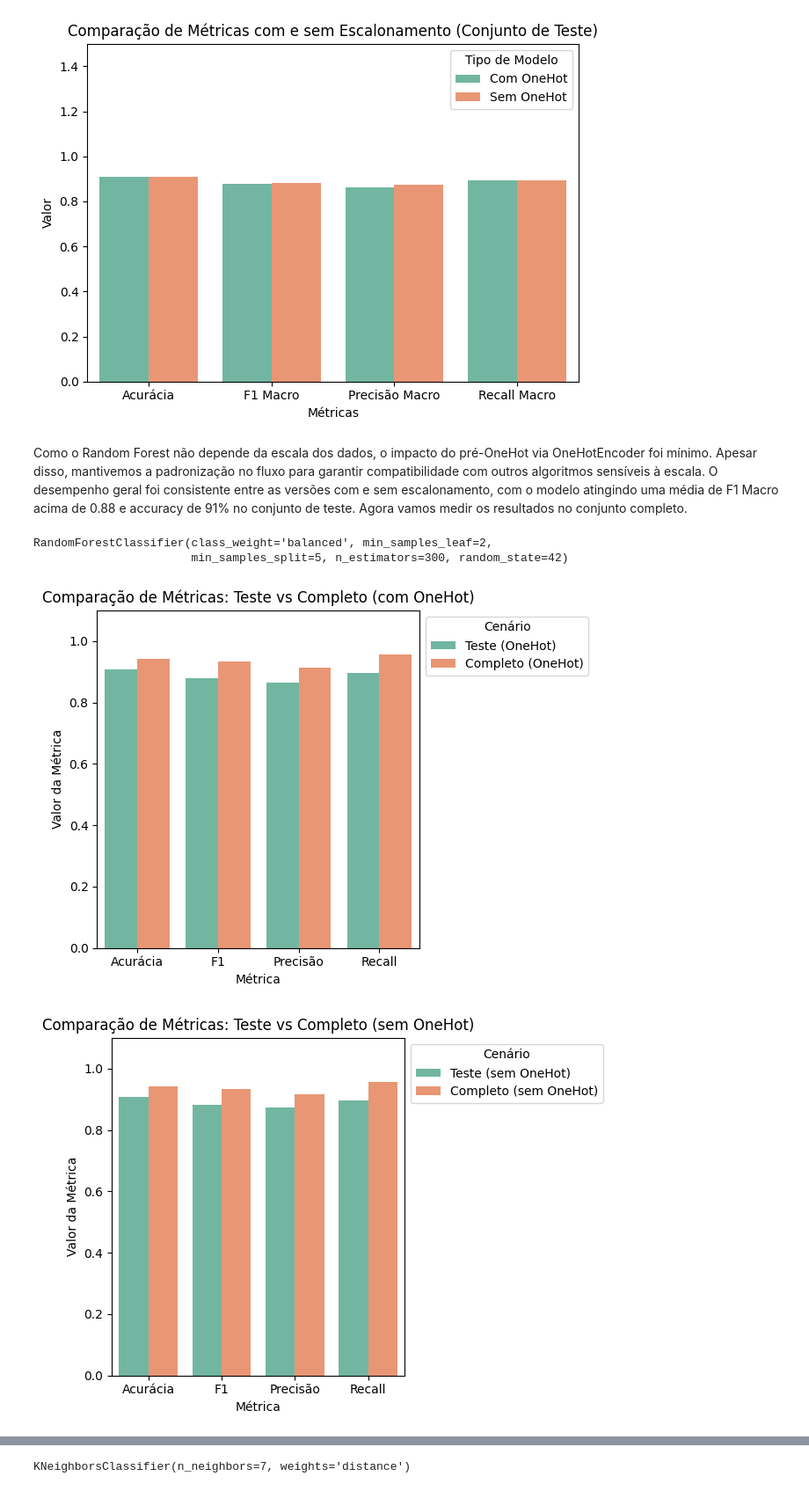
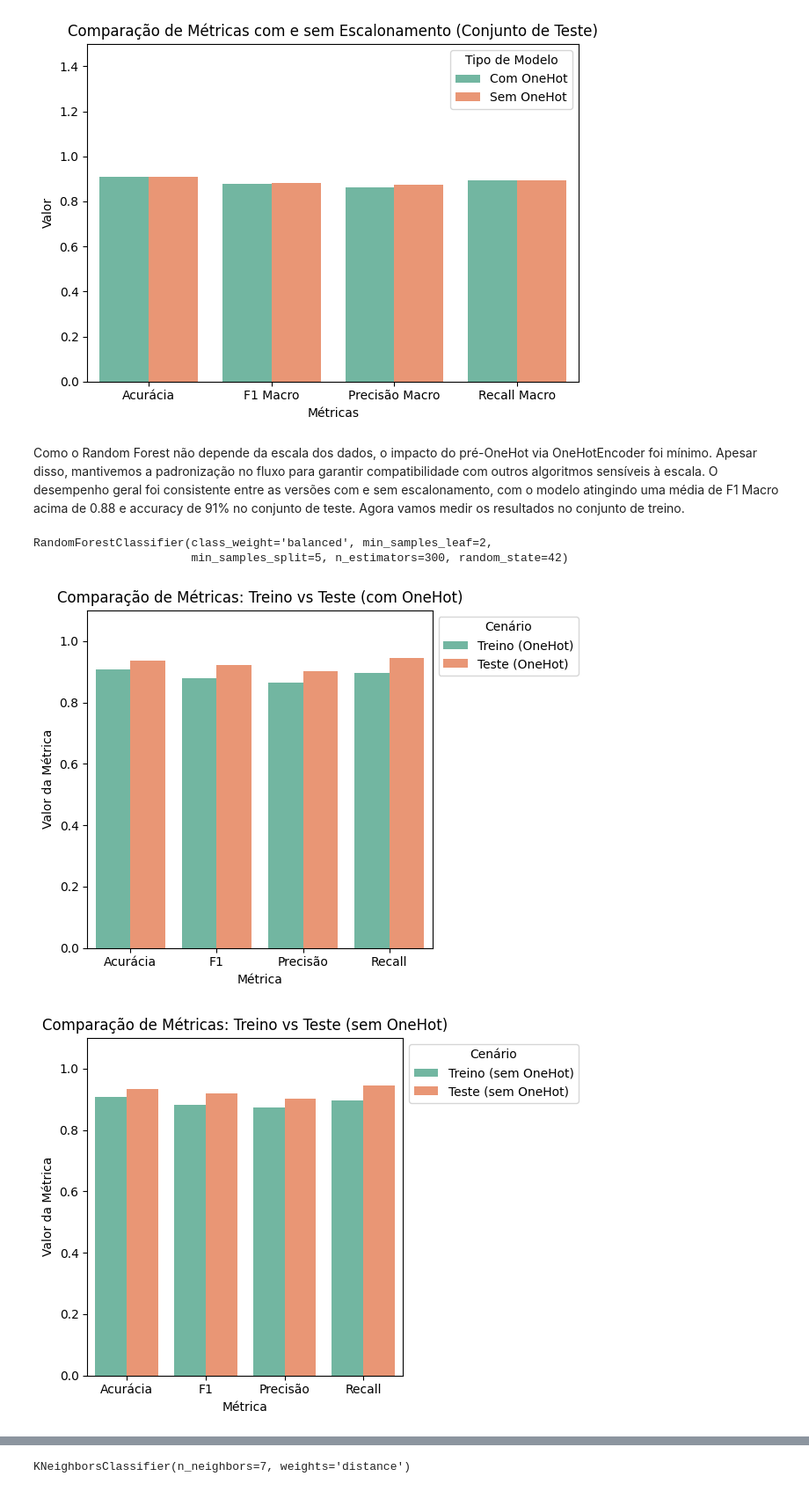
Before and after one commit to Jotape003/Trabalho-ML, a Jupyter notebook: phishingData.ipynb, the cells around one changed output, grey strips where cells are left out. Shown: that part at 88% size. Drawn from its saved outputs; the diff is of its cells as text; code cells hidden in the pictures.

Commit message:
refactor train and test models

```diff
--- a/phishingData.ipynb
+++ b/phishingData.ipynb
@@ -467,13 +434,13 @@ plt.show()
 [figure]
 # %% [markdown]
 Como o Random Forest não depende da escala dos dados, o impacto do pré-OneHot via OneHotEncoder foi mínimo. Apesar disso, mantivemos a padronização no fluxo para garantir compatibilidade com outros algoritmos sensíveis à escala. O desempenho geral foi consistente entre as versões com e sem escalonamento, com o modelo atingindo uma média de F1 Macro acima de 0.88 e accuracy de 91% no conjunto de teste.
-Agora vamos medir os resultados no conjunto completo.
+Agora vamos medir os resultados no conjunto de treino.
 # %%
 final_model_with_scaler = grid_search_with_scaler.best_estimator_
-final_model_with_scaler.fit(X, y)
+final_model_with_scaler.fit(X_train, y_train)
 
 final_model_no_scaler = grid_search_no_scaler.best_estimator_
-final_model_no_scaler.fit(X, y)
+final_model_no_scaler.fit(X_train, y_train)
 # %% [output]
 RandomForestClassifier(class_weight='balanced', min_samples_leaf=2,
                        min_samples_split=5, n_estimators=300, random_state=42)
@@ -508,50 +475,50 @@ for nome, func in metrics_dict.items():
 
 df_resultados = pd.DataFrame(resultados, columns=[
     'Métrica',
+    'Treino (OneHot)',
     'Teste (OneHot)',
-    'Completo (OneHot)',
-    'Teste (sem OneHot)',
-    'Completo (sem OneHot)'
+    'Treino (sem OneHot)',
+    'Teste (sem OneHot)'
 ])
 
 # Dados com escalonamento
 melted_with_scaler = df_resultados.melt(
     id_vars='Métrica',
-    value_vars=['Teste (OneHot)', 'Completo (OneHot)'],
+    value_vars=['Treino (OneHot)', 'Teste (OneHot)'],
     var_name='Com OneHot',
     value_name='Valor'
 )
 
 # Dados sem escalonamento
 melted_no_scaler = df_resultados.melt(
     id_vars='Métrica',
-    value_vars=['Teste (sem OneHot)', 'Completo (sem OneHot)'],
+    value_vars=['Treino (sem OneHot)', 'Teste (sem OneHot)'],
     var_name='Sem OneHot',
     value_name='Valor'
 )
 
 # Plot com escalonamento
 sns.barplot(data=melted_with_scaler, x='Métrica', y='Valor', hue='Com OneHot', palette='Set2')
-plt.title('Comparação de Métricas: Teste vs Completo (com OneHot)')
+plt.title('Comparação de Métricas: Treino vs Teste (com OneHot)')
 plt.ylim(0, 1.1)
 plt.ylabel('Valor da Métrica')
 plt.xlabel('Métrica')
 plt.legend(title='Cenário', bbox_to_anchor=(1, 1), loc='upper left')
 plt.tight_layout()
 plt.show()
 
 # Plot sem escalonamento
 sns.barplot(data=melted_no_scaler, x='Métrica', y='Valor', hue='Sem OneHot', palette='Set2')
-plt.title('Comparação de Métricas: Teste vs Completo (sem OneHot)')
+plt.title('Comparação de Métricas: Treino vs Teste (sem OneHot)')
 plt.ylim(0, 1.1)
 plt.ylabel('Valor da Métrica')
 plt.xlabel('Métrica')
 plt.legend(title='Cenário', bbox_to_anchor=(1, 1), loc='upper left')
 plt.tight_layout()
 plt.show()
 # %% [output]
-[figure, old version]
+[figure, new version]
-[figure, old version]
+[figure, new version]
 # %%
 from sklearn.metrics import confusion_matrix
 
```
Also changed, not shown: parts of 11 cells of this notebook.
